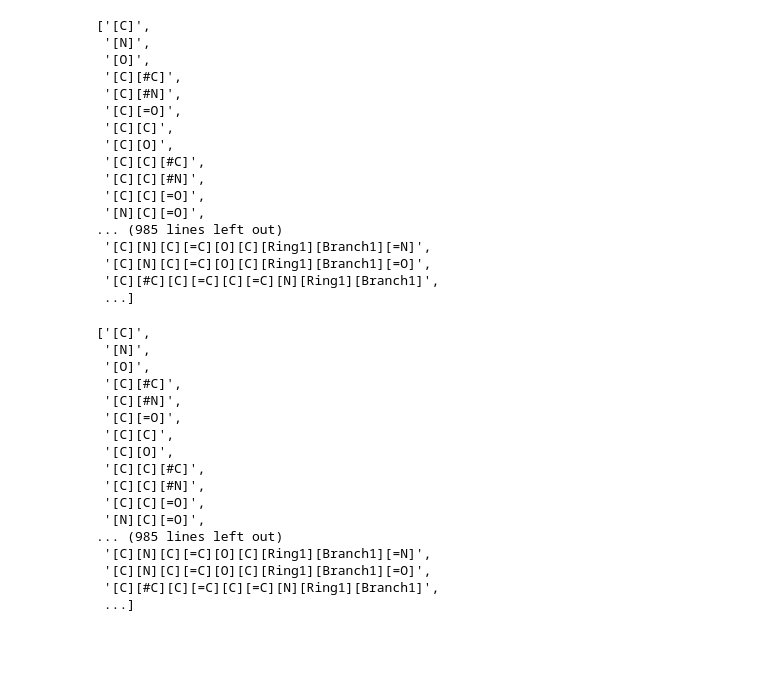
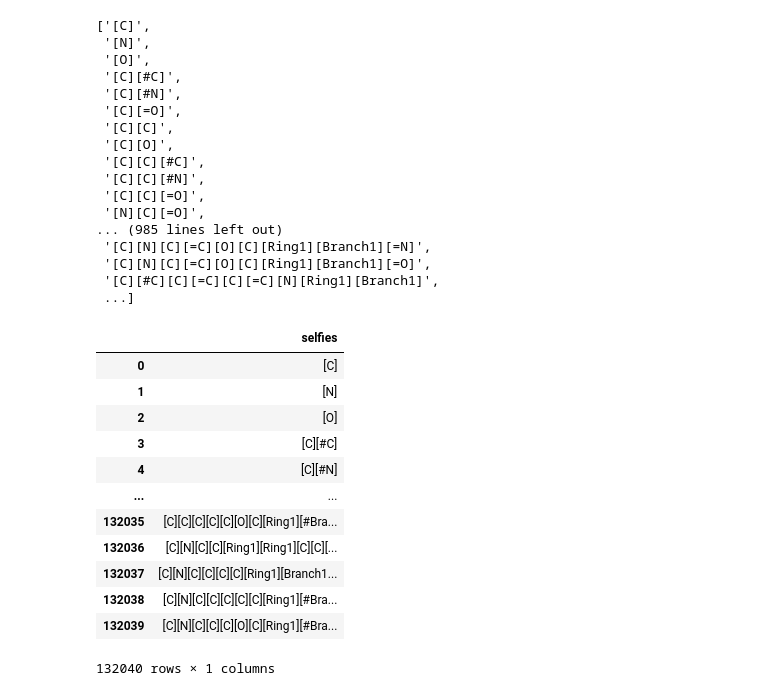
Before and after one commit to dssikdar/asdrp_QGAN, a Jupyter notebook: Chemistry/selfies.ipynb, the cells around one changed output. Cells and saved outputs as stored; diff of their text form; code cells hidden in the pictures; blank space fills up the shorter version.

```diff
--- a/Chemistry/selfies.ipynb
+++ b/Chemistry/selfies.ipynb
@@ -64,23 +64,21 @@ selfies_dataset
  '[C][N][C][=C][O][C][Ring1][Branch1][=O]',
  '[C][#C][C][=C][C][=C][N][Ring1][Branch1]',
  ...]
-# %%
-selfies_dataset
-# %% [output]
-['[C]',
- '[N]',
- '[O]',
- '[C][#C]',
- '[C][#N]',
- '[C][=O]',
- '[C][C]',
- '[C][O]',
- '[C][C][#C]',
- '[C][C][#N]',
- '[C][C][=O]',
- '[N][C][=O]',
-... (985 lines left out)
- '[C][N][C][=C][O][C][Ring1][Branch1][=N]',
- '[C][N][C][=C][O][C][Ring1][Branch1][=O]',
- '[C][#C][C][=C][C][=C][N][Ring1][Branch1]',
- ...]
+# %%
+selfies_df = pd.DataFrame(selfies_dataset, columns = ['selfies'])
+# %%
+selfies_df
+# %% [output]
+|  | selfies |
+| 0 | [C] |
+| 1 | [N] |
+| 2 | [O] |
+| 3 | [C][#C] |
+| 4 | [C][#N] |
+| ... | ... |
+| 132035 | [C][C][C][C][C][O][C][Ring1][#Bra... |
+| 132036 | [C][N][C][C][Ring1][Ring1][C][C][... |
+| 132037 | [C][N][C][C][C][C][Ring1][Branch1... |
+| 132038 | [C][N][C][C][C][C][C][Ring1][#Bra... |
+| 132039 | [C][N][C][C][C][O][C][Ring1][#Bra... |
+132040 rows × 1 columns
```
Also changed, not shown: parts of 1 cell of this notebook, 1 other file.
